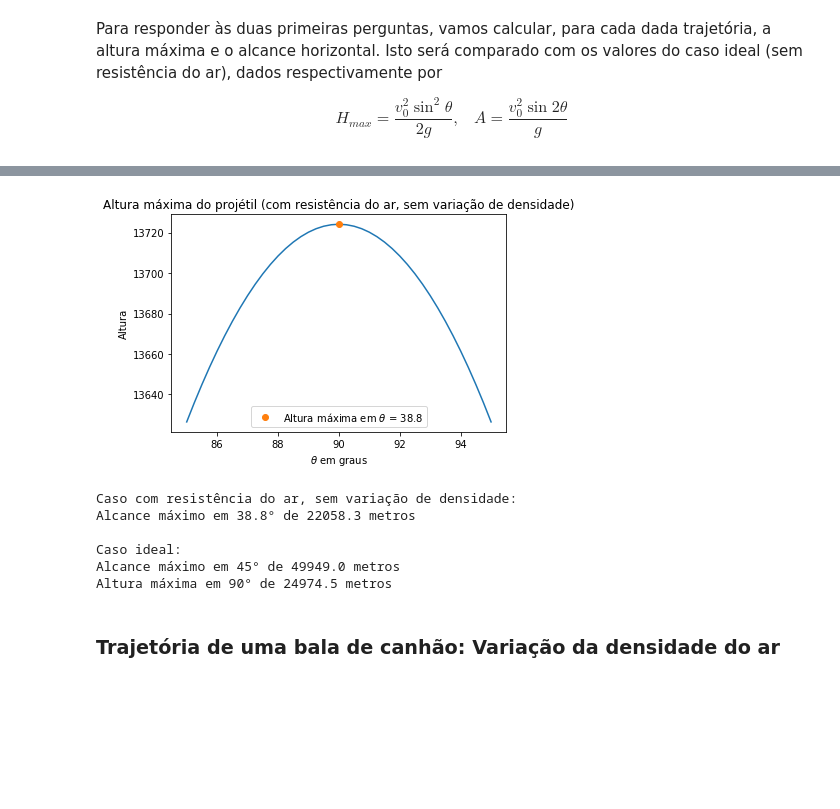
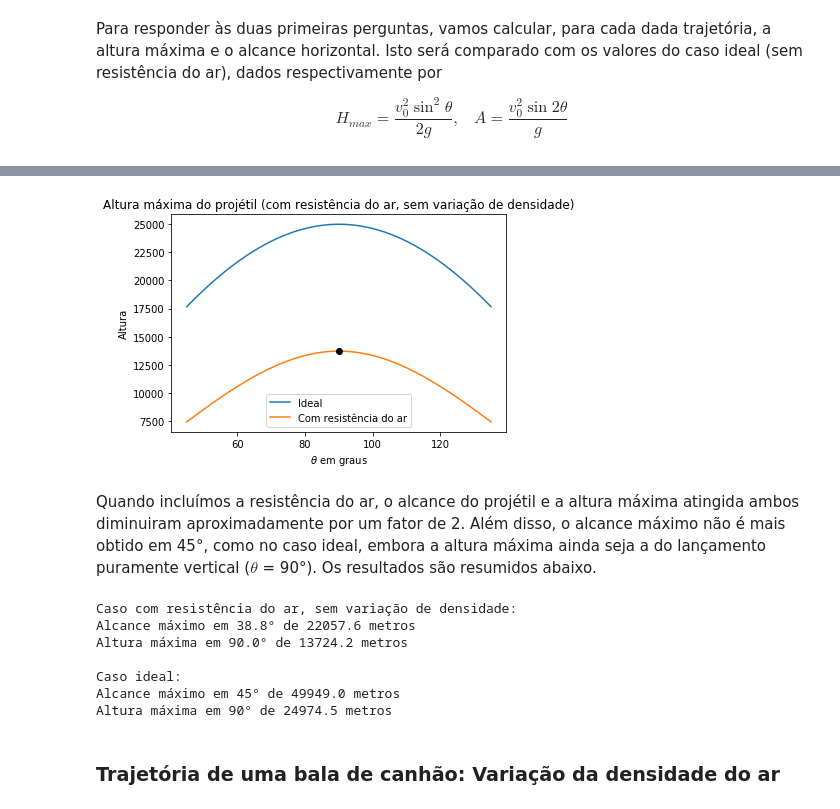
Before and after one commit to solano/mccomp19, a Jupyter notebook: projetil.ipynb, the cells around one changed output, grey strips where cells are left out. Saved outputs shown, nothing was run; the diff lists cells and outputs as text; code cells hidden in the pictures; blank space fills up the shorter version.

Commit message:
Projeto 1 (movimento de um projétil) finalizado.

```diff
--- a/projetil.ipynb
+++ b/projetil.ipynb
@@ -253,7 +253,7 @@ def vel_abs(u,v,w): return np.sqrt(u*u+v*v+w*w)
 # Integra o sistema
 # estado = func(t,estado,params)
 # a partir de t0 a passos Δt, com parâmetros 'params' e estado inicial 'inicial',
-# enquanto z for positivo. Retorna arrays x,y,z (trajetória).
+# enquanto z for positivo. Retorna tupla de arrays (x,y,z,u,v,w) (trajetória).
 def integrar_projetil(inicial,func,params,t0=0,Δt=0.01):
     r = ode(func)
     r.set_initial_value(inicial,t0)
@@ -273,13 +273,15 @@ def integrar_projetil(inicial,func,params,t0=0,Δt=0.01):
 
     # Retornar arrays x,y,z,u,v,w em função do tempo
     xyzuvw_t2 = np.array(xyzuvw_t2)
-    return list([xyzuvw_t2[:,i] for i in range(6)])
+    return tuple([xyzuvw_t2[:,i] for i in range(6)])
 
-# Calcula o alcance horizontal com erro da ordem de vΔt
-def alcance(x,y):
-    return np.sqrt(x[-1]**2 + y[-1]**2)
+# Calcula a coordenada u (= x ou y) em que o projétil toca o chão, por
+# interpolação linear. Baseado no fato de que z[-1] é sempre <= 0, enquanto
+# z[-2] é sempre positivo. Erro da ordem de vΔt².
+def alcance_coord(u,z):
+    return u[-2] - z[-2]*(u[-1]-u[-2])/(z[-1]-z[-2])
 
-# Calcula a altura máxima com erro da ordem de vΔt
+# Calcula a altura máxima com erro da ordem de vΔt².
 def altura_max(z):
     return np.max(z)
 
@@ -399,32 +412,35 @@ plt.show()
 # %%
-# Cálculo do alcance, variando θ de um quarto de grau por vez
-θ_arr = np.linspace(85,95,40+1)
+def altura_max_ideal(θ,v0=v0,g=g): return v0**2*np.sin(np.deg2rad(θ))/(2*g)
+
+# Cálculo da altura máxima
+θ_arr45135 = np.linspace(45,135,40+1)
 iniciais = [[0, 0, 0, v0*np.cos(θ_rad), 0, v0*np.sin(θ_rad)]
-            for θ_rad in np.deg2rad(θ_arr)]
+            for θ_rad in np.deg2rad(θ_arr45135)]
 
-altura_arr, = variar_condicoes(deriv_resist_1,iniciais,(g,B),
+altura_arr1, = variar_condicoes(deriv_resist_1,iniciais,(g,B),
                               (lambda x,y,z,u,v,w: altura_max(z),),
                                Δt = 0.005)
 
-index_max = np.argmax(altura_arr)
-θ_altura_max, altura_max_val = θ_arr[index_max], altura_arr[index_max]
+index_max = np.argmax(altura_arr1)
+θ_altura_max1, altura_max_val1 = θ_arr45135[index_max], altura_arr1[index_max]
 
-plt.plot(θ_arr, altura_arr)
-plt.plot([θ_altura_max], [altura_max_val],'o',
-         label=r'Altura máxima em $\theta$ = %.1f'%θ_alcance_max)
+plt.plot(θ_arr45135, altura_max_ideal(θ_arr45135), label='Ideal')
+plt.plot(θ_arr45135, altura_arr1, label='Com resistência do ar')
+plt.plot([θ_altura_max1], [altura_max_val1],'ok')
 plt.xlabel(r'$\theta$ em graus')
 plt.ylabel('Altura')
 plt.title('Altura máxima do projétil (com resistência do ar, sem variação de densidade)')
 plt.legend()
 plt.show()
 # %% [output]
-[figure, old version]
+[figure, new version]
+# %% [markdown]
+Quando incluímos a resistência do ar, o alcance do projétil e a altura máxima atingida ambos diminuiram aproximadamente por um fator de 2. Além disso, o alcance máximo não é mais obtido em 45°, como no caso ideal, embora a altura máxima ainda seja a do lançamento puramente vertical ($\theta$ = 90°). Os resultados são resumidos abaixo.
 # %%
 print('Caso com resistência do ar, sem variação de densidade:')
-print('Alcance máximo em %.1f° de %.1f metros'%(θ_alcance_max,alcance_max))
+print('Alcance máximo em %.1f° de %.1f metros'%(θ_alcance_max1,alcance_max1))
+print('Altura máxima em %.1f° de %.1f metros'%(θ_altura_max1,altura_max_val1))
 
-def alcance_ideal(θ): return v0**2*np.sin(2*np.deg2rad(θ))/g
-def altura_max_ideal(θ): return v0**2*np.sin(np.deg2rad(θ))/(2*g)
 alcance_ideal_max = alcance_ideal(45)
 altura_max_ideal_max = altura_max_ideal(90)
 
@@ -433,7 +449,8 @@ print('Alcance máximo em 45° de %.1f metros'%alcance_ideal_max)
 print('Altura máxima em 90° de %.1f metros'%altura_max_ideal_max)
 # %% [output]
 Caso com resistência do ar, sem variação de densidade:
-Alcance máximo em 38.8° de 22058.3 metros
+Alcance máximo em 38.8° de 22057.6 metros
+Altura máxima em 90.0° de 13724.2 metros
 
 Caso ideal:
 Alcance máximo em 45° de 49949.0 metros
```
Also changed, not shown: parts of 27 cells of this notebook.
